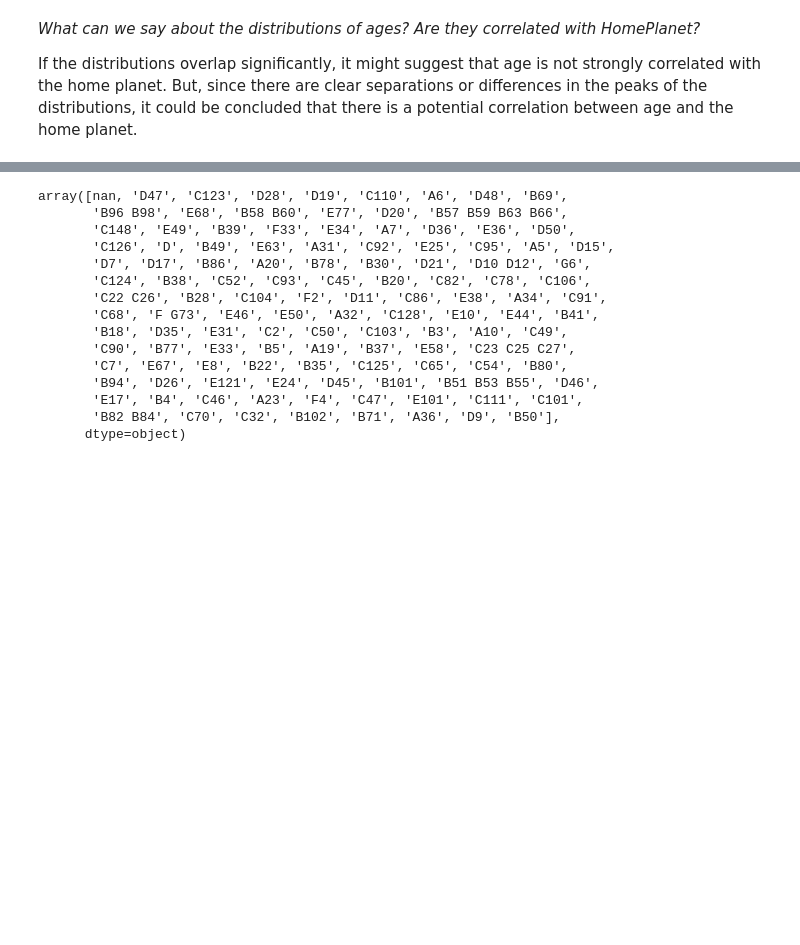
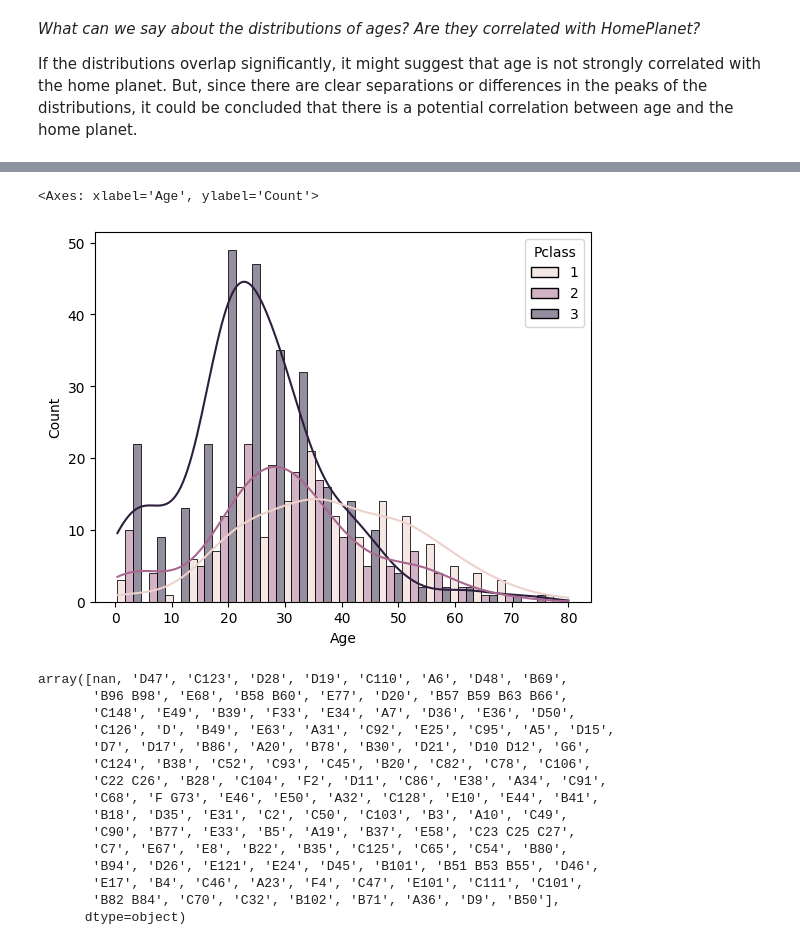
Before and after one commit to kdafrose/ensf-444, a Jupyter notebook: lab-5/Lab-5-Preprocessing-and-feature-engineering.ipynb, the cells around one changed output, grey strips where cells are left out. Saved outputs shown, nothing was run; the diff lists cells and outputs as text; code cells hidden in the pictures; blank space fills up the shorter version.

```diff
--- a/lab-5/Lab-5-Preprocessing-and-feature-engineering.ipynb
+++ b/lab-5/Lab-5-Preprocessing-and-feature-engineering.ipynb
@@ -787,3 +778,9 @@ If the distributions overlap significantly, it might suggest that age is not str
+# %%
+
+sns.histplot(train_df, x="Age", kde=True, hue="Pclass", multiple="dodge")
+# %% [output]
+<Axes: xlabel='Age', ylabel='Count'>
+[figure, added]
 # %%
 # Next up is Cabin!
 #Let's see unique values:
```
Also changed, not shown: parts of 8 cells of this notebook, 2 other files.
